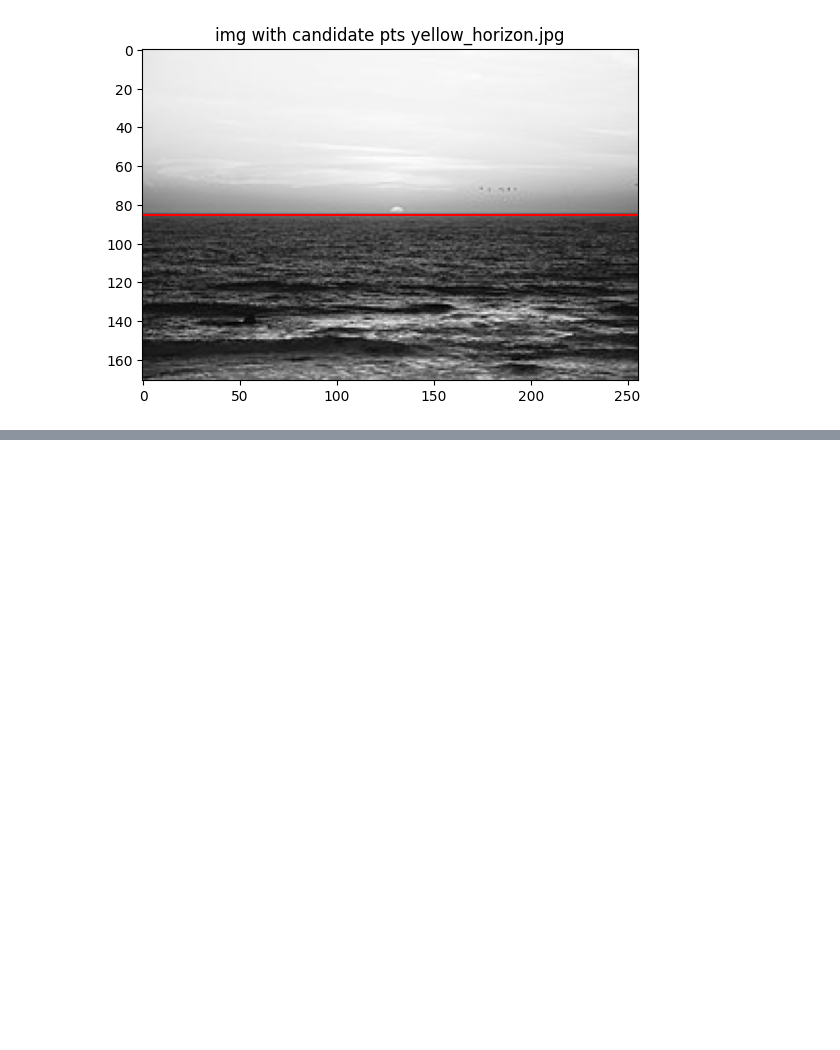
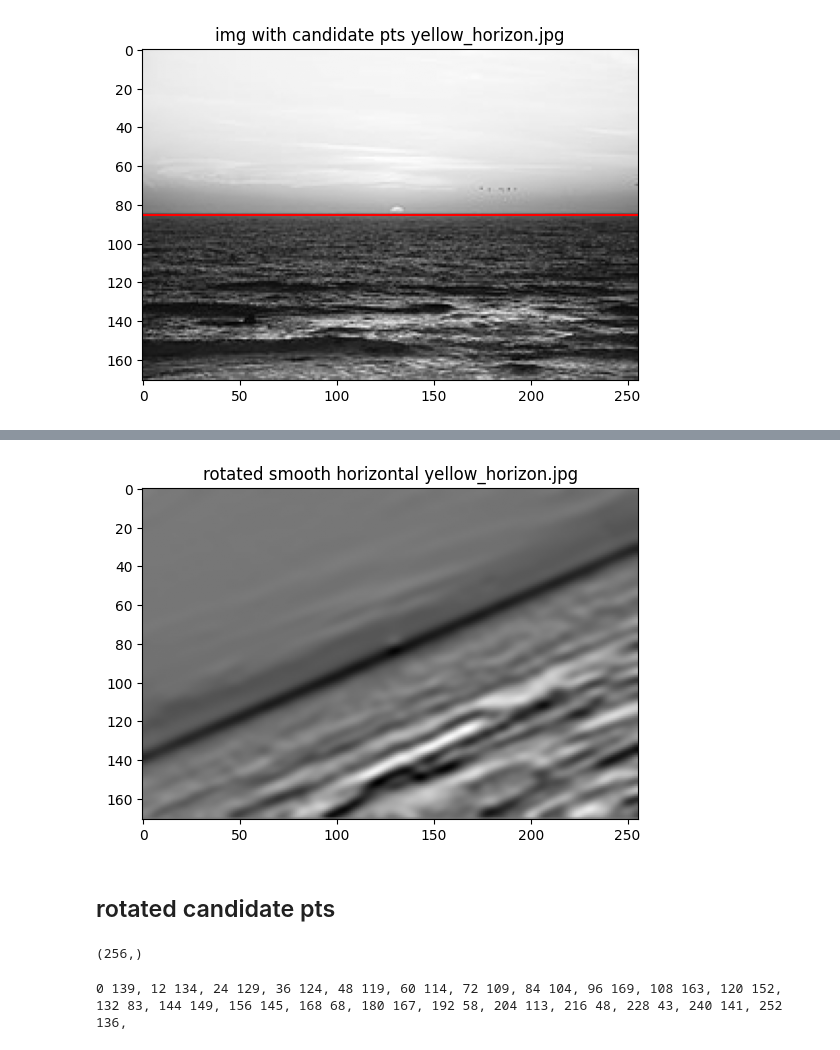
Before and after one commit to marekd6/CV1_labs, a Jupyter notebook: Assignment 03-20251203/cv1_3_2.ipynb, the cells around one changed output, grey strips where cells are left out. Saved outputs shown, nothing was run; the diff lists cells and outputs as text; code cells hidden in the pictures; blank space fills up the shorter version.

```diff
--- a/Assignment 03-20251203/cv1_3_2.ipynb
+++ b/Assignment 03-20251203/cv1_3_2.ipynb
@@ -177,0 +192,25 @@ plt.show()
+# %%
+h_img = ski.filters.sobel_h(smooth_img)
+show_img(h_img, pth, 'rotated smooth horizontal')
+# %% [output]
+[figure, added]
+# %% [markdown]
+## rotated candidate pts
+# %%
+min_gradient_row_indices = np.argmin(h_img, axis=0)
+min_gradient_row_indices.shape
+# %% [output]
+(256,)
+# %%
+pts = np.zeros_like(img)
+xs = []
+ys = []
+
+for x in range(0, img.shape[1]-1, img.shape[1] // 20): # horiz col
+    y = min_gradient_row_indices[x]
+    pts[y,x] = 1
+    print(x, y, end=', ')
+    xs.append(x)
+    ys.append(y)
+# %% [output]
+0 139, 12 134, 24 129, 36 124, 48 119, 60 114, 72 109, 84 104, 96 169, 108 163, 120 152, 132 83, 144 149, 156 145, 168 68, 180 167, 192 58, 204 113, 216 48, 228 43, 240 141, 252 136,
```
Also changed, not shown: parts of 21 cells of this notebook.
